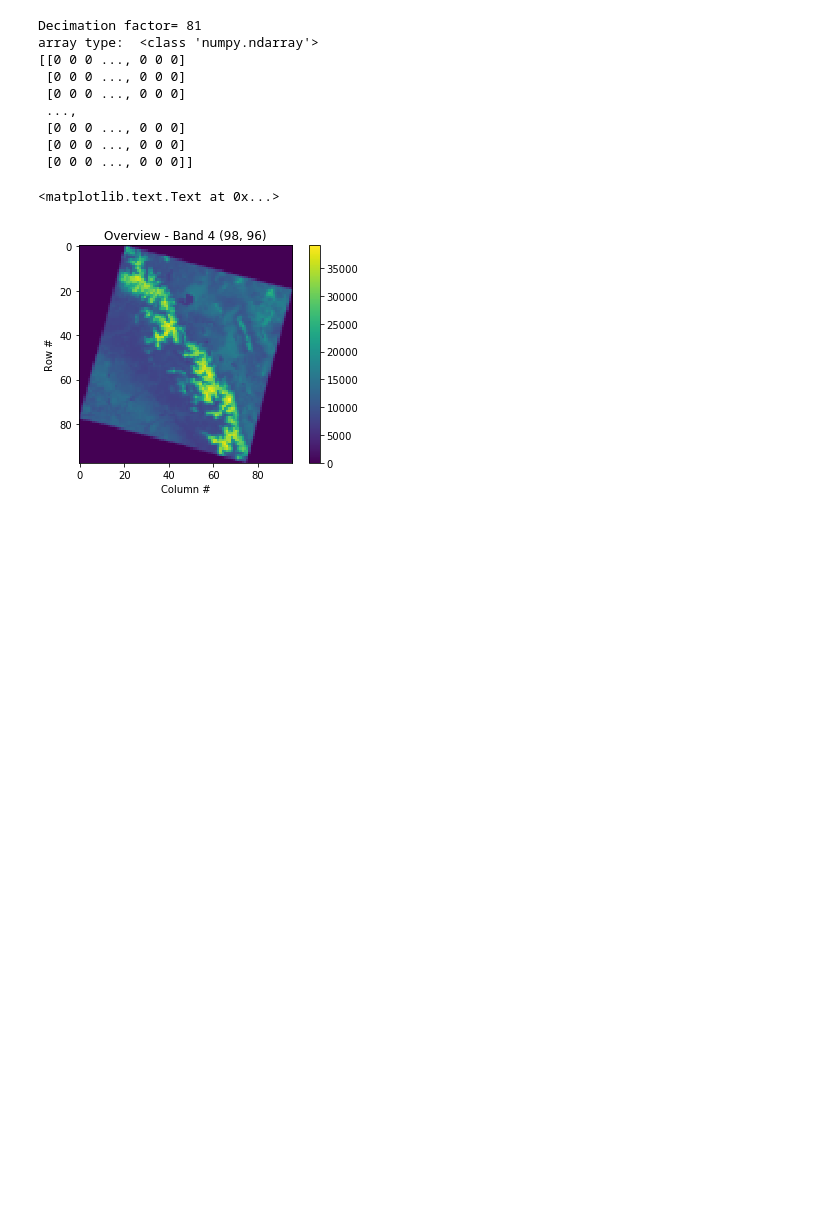
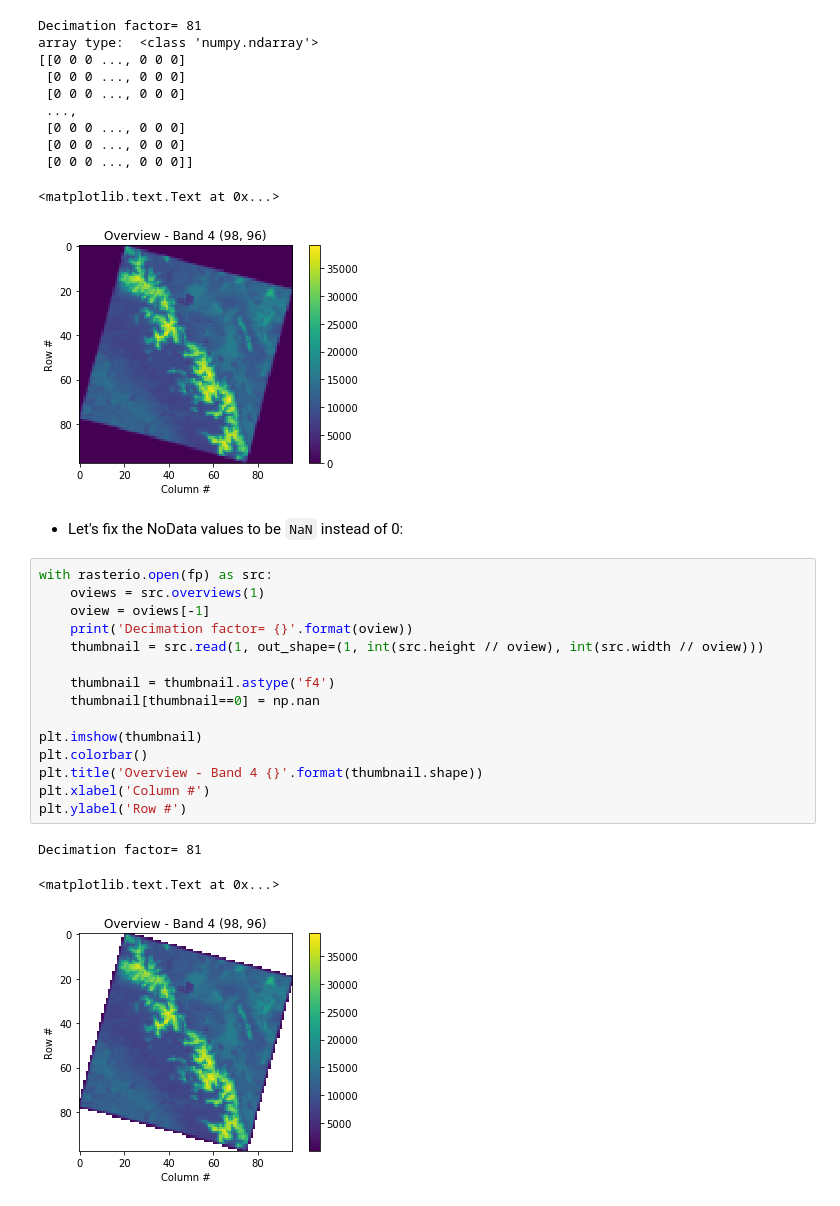
Before and after one commit to Automating-GIS-processes/CSC, a Jupyter notebook: source/notebooks/L5/read-cogs.ipynb, the cells around one changed output. Saved outputs shown, nothing was run; the diff lists cells and outputs as text; blank space fills up the shorter version.

```diff
--- a/source/notebooks/L5/read-cogs.ipynb
+++ b/source/notebooks/L5/read-cogs.ipynb
@@ -44,3 +51,24 @@ array type:  <class 'numpy.ndarray'>
  [0 0 0 ..., 0 0 0]]
 <matplotlib.text.Text at 0x...>
 [figure]
+# %% [markdown]
+- Let's fix the NoData values to be `NaN` instead of 0:
+# %%
+with rasterio.open(fp) as src:
+    oviews = src.overviews(1)
+    oview = oviews[-1]
+    print('Decimation factor= {}'.format(oview))
+    thumbnail = src.read(1, out_shape=(1, int(src.height // oview), int(src.width // oview)))
+
+    thumbnail = thumbnail.astype('f4')
+    thumbnail[thumbnail==0] = np.nan
+
+plt.imshow(thumbnail)
+plt.colorbar()
+plt.title('Overview - Band 4 {}'.format(thumbnail.shape))
+plt.xlabel('Column #')
+plt.ylabel('Row #')
+# %% [output]
+Decimation factor= 81
+<matplotlib.text.Text at 0x...>
+[figure, added]
```
Also changed, not shown: parts of 7 cells of this notebook.
